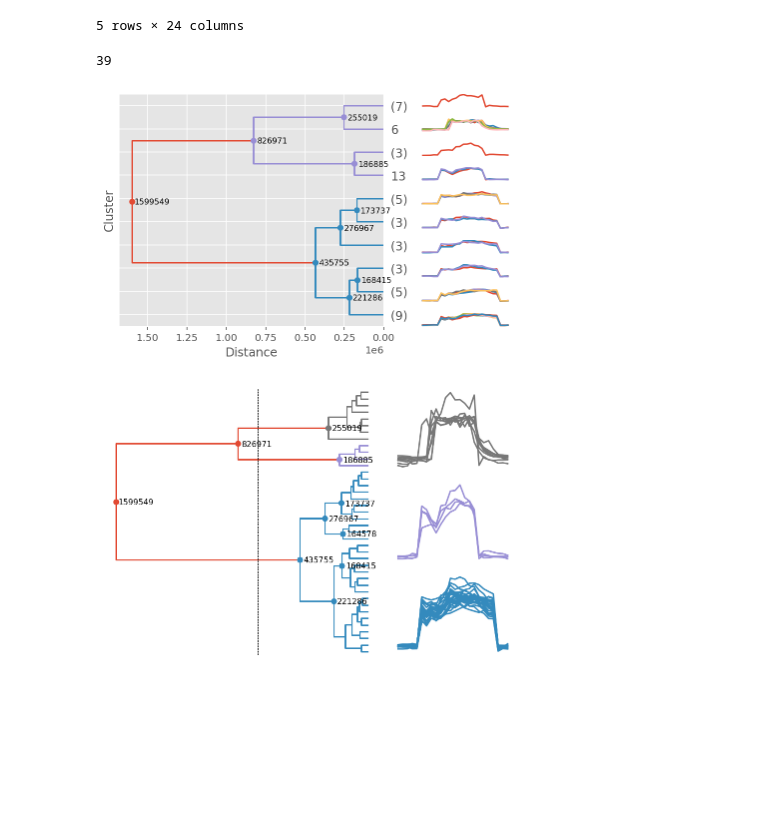
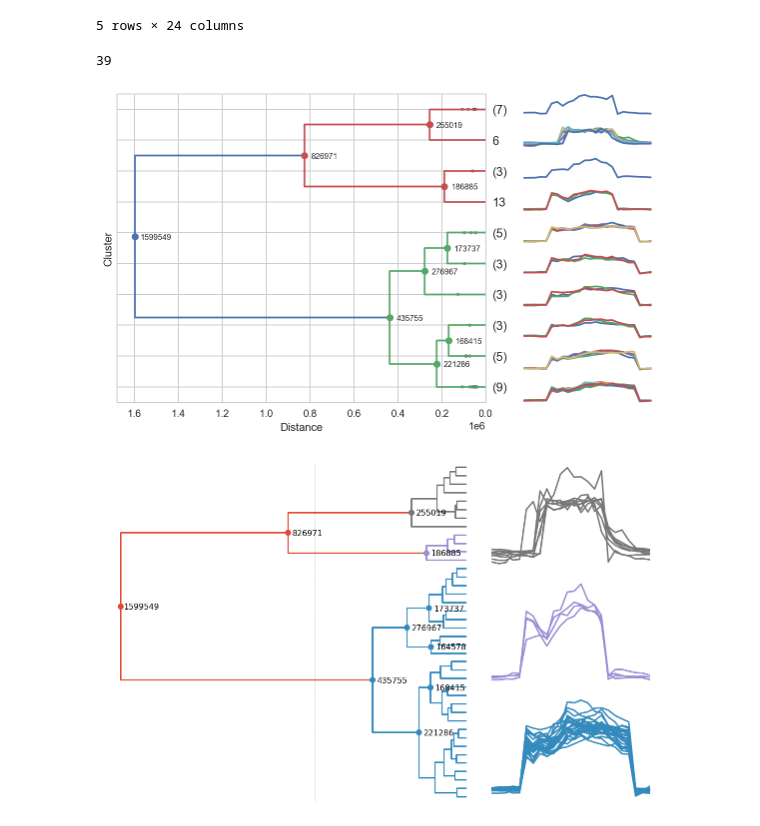
Before and after one commit to mapattacker/dendrogram-ts, a Jupyter notebook: example/example.ipynb, the cells around one changed output. Cells and saved outputs as stored; diff of their text form; code cells hidden in the pictures; blank space fills up the shorter version.

Commit message:
Change plot size

```diff
--- a/example/example.ipynb
+++ b/example/example.ipynb
@@ -7,7 +7,7 @@ from scipy.cluster.hierarchy import linkage, dendrogram
 ## Load Data
 Download from https://www.kaggle.com/varat7v9/chillerpower
 # %%
-df = pd.read_csv("example/ChillerPowerData.csv")
+df = pd.read_csv("ChillerPowerData.csv")
 df2 = df[["Id", "COOLSYS1 CHILLER 1:Chiller Electric Power [W](TimeStep)"]]
 df2.columns = ["hour", "power"]
 # %%
@@ -43,18 +43,18 @@ df.head()
 | power | 910.971185 | 901.492451 | 1927.375305 | -582.447299 | -1566.897215 | 116447.902104 | 91037.255432 | 130760.153251 | 128982.933450 | 144310.152639 | ... | ... |
 5 rows × 24 columns
 # %%
-plt.style.use('ggplot')
-plt.figure(figsize=(6,4));
+plt.style.use('seaborn-whitegrid')
+plt.figure(figsize=(8,5));
 ret = maxclust_draw(df, 'ward', 'euclidean', max_cluster=10, ts_hspace=3, dist_label=True);
 # %% [output]
 39
-[figure, old version]
+[figure, new version]
 # %%
-plt.style.use('ggplot')
+plt.figure(figsize=(8,5));
 colorclust_draw(df, 'ward', 'euclidean',
     color_threshold=700000,
     ts_hspace=1,
     dist_label=True)
 # %% [output]
-[figure, old version]
+[figure, new version]
 # %%
```
Also changed, not shown: parts of 2 cells of this notebook.
